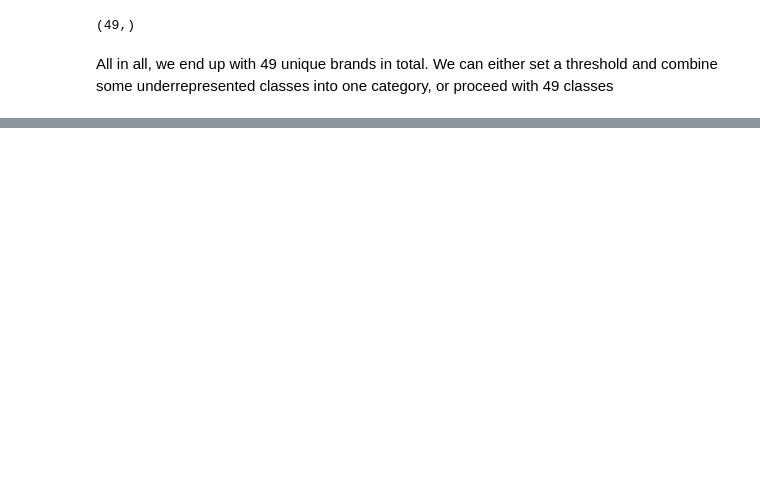
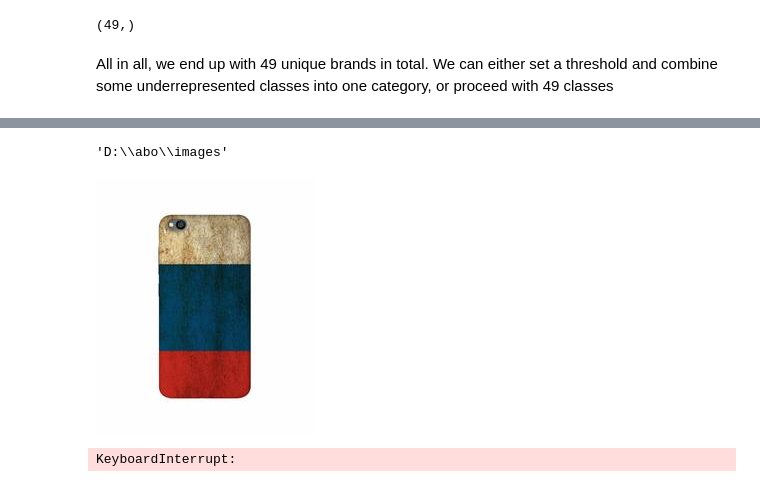
Before and after one commit to fedorTurchenko18/dsc-515, a Jupyter notebook: metadata/res_analysis.ipynb, the cells around one changed output, grey strips where cells are left out. Cells and saved outputs as stored; diff of their text form; code cells hidden in the pictures; blank space fills up the shorter version.

```diff
--- a/metadata/res_analysis.ipynb
+++ b/metadata/res_analysis.ipynb
@@ -256,0 +316,3 @@ image_metadata_df_2200x1879.head()
+# %%
+record = image_metadata_df_2200x1879.iloc[0]
+record
@@ -256,0 +332,21 @@ image_metadata_df_2200x1879.head()
+# %%
+import os
+from dotenv import load_dotenv
+
+load_dotenv()
+
+folder_path = os.getenv('INIT_FOLDER_PATH')
+folder_path
+
+images_path = os.path.join(folder_path, 'images')
+images_path
+# %% [output]
+'D:\\abo\\images'
+# %%
+from IPython.display import Image
+
+image_path = os.path.join(images_path,'small',record.path)
+
+Image(image_path)
+# %% [output]
+[figure, added]
@@ -256,0 +357,39 @@ image_metadata_df_2200x1879.head()
+# %%
+import os
+import shutil
+import pandas as pd
+from tqdm import tqdm
+
+# Create the new directory if it doesn't exist
+os.makedirs(new_dir_path, exist_ok=True)
+
+# Iterate through each row in the DataFrame with a progress bar
+for index, row in tqdm(image_metadata_df_2200x1879.iterrows(), total=len(image_metadata_df_2200x1879), desc='Copying and organizing images'):
+    # Get the phone brand and create a subdirectory for it
+    phone_brand_dir = os.path.join(new_dir_path, row['phone_brand'])
+    os.makedirs(phone_brand_dir, exist_ok=True)
+
+    path_splited = row['path'].split('/')
+    last_path = path_splited[1]
+
+    # Build the source file path
+    src_path = os.path.join(images_path,'small',row['path'])
+
+    # Build the destination file path
+    dst_path = os.path.join(phone_brand_dir, last_path)
+
+    # Check if the file already exists at the destination path
+    if not os.path.exists(dst_path):
+        # Check if the source file exists
+        if os.path.exists(src_path):
+            # Copy the file to the subdirectory if the source file exists and the destination file doesn't
+            shutil.copy(src_path, dst_path)
+    #     else:
+    #         print(f'Source file not found: {src_path}')
+    # else:
+    #     print(f'file already exists')
+
+
+phone_cases_path = new_dir_path
+# %% [output]
+KeyboardInterrupt:
```
Also changed, not shown: parts of 24 cells of this notebook, 4 other files.
